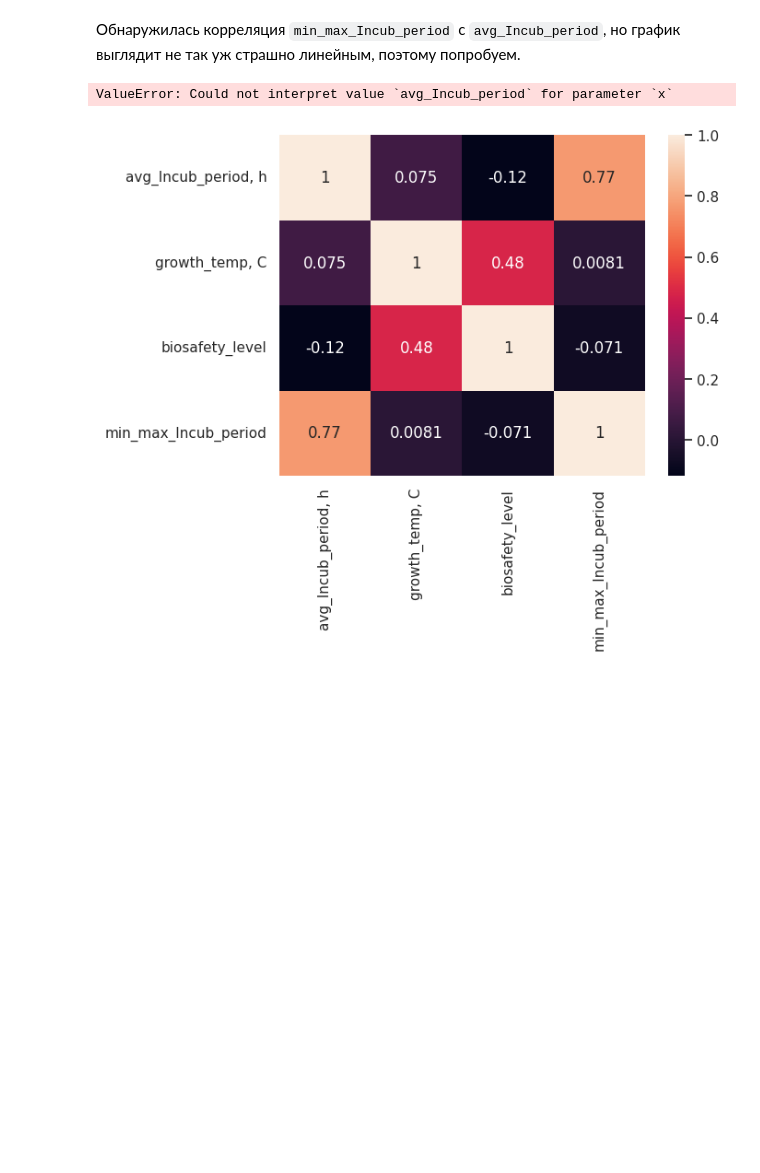
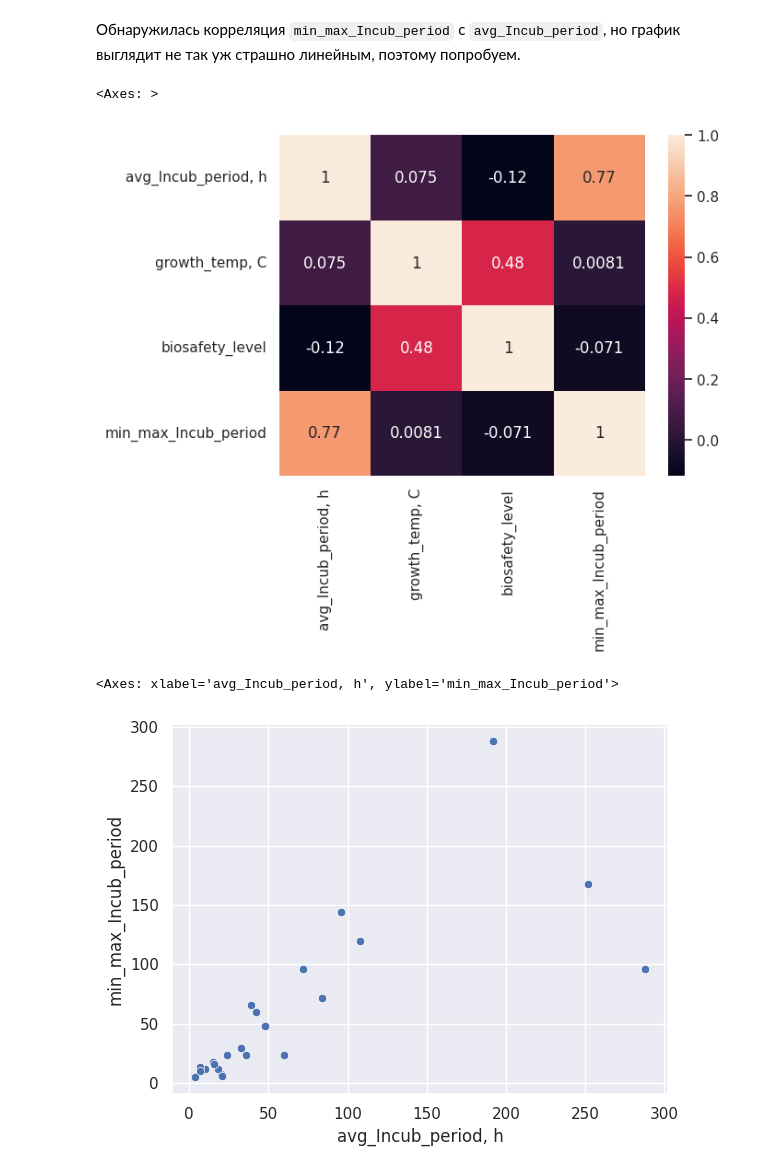
Before and after one commit to vahahahart/hackathon_team_3, a Jupyter notebook: final_NP.ipynb, the cells around one changed output. Cells and saved outputs as stored; diff of their text form; code cells hidden in the pictures; blank space fills up the shorter version.

````diff
--- a/final_NP.ipynb
+++ b/final_NP.ipynb
@@ -152,7 +440,11 @@ df_bac
 Обнаружилась корреляция ```min_max_Incub_period``` с ```avg_Incub_period```, но график выглядит не так уж страшно линейным, поэтому попробуем.
 # %%
 sns.heatmap(df_bac.corr(numeric_only=True), annot=True)
-sns.scatterplot(df_bac, x='avg_Incub_period', y='min_max_Incub_period')
 # %% [output]
-ValueError: Could not interpret value `avg_Incub_period` for parameter `x`
+<Axes: >
 [figure]
+# %%
+sns.scatterplot(df_bac, x='avg_Incub_period, h', y='min_max_Incub_period')
+# %% [output]
+<Axes: xlabel='avg_Incub_period, h', ylabel='min_max_Incub_period'>
+[figure, added]
````
Also changed, not shown: parts of 60 cells of this notebook, 1 other file.
